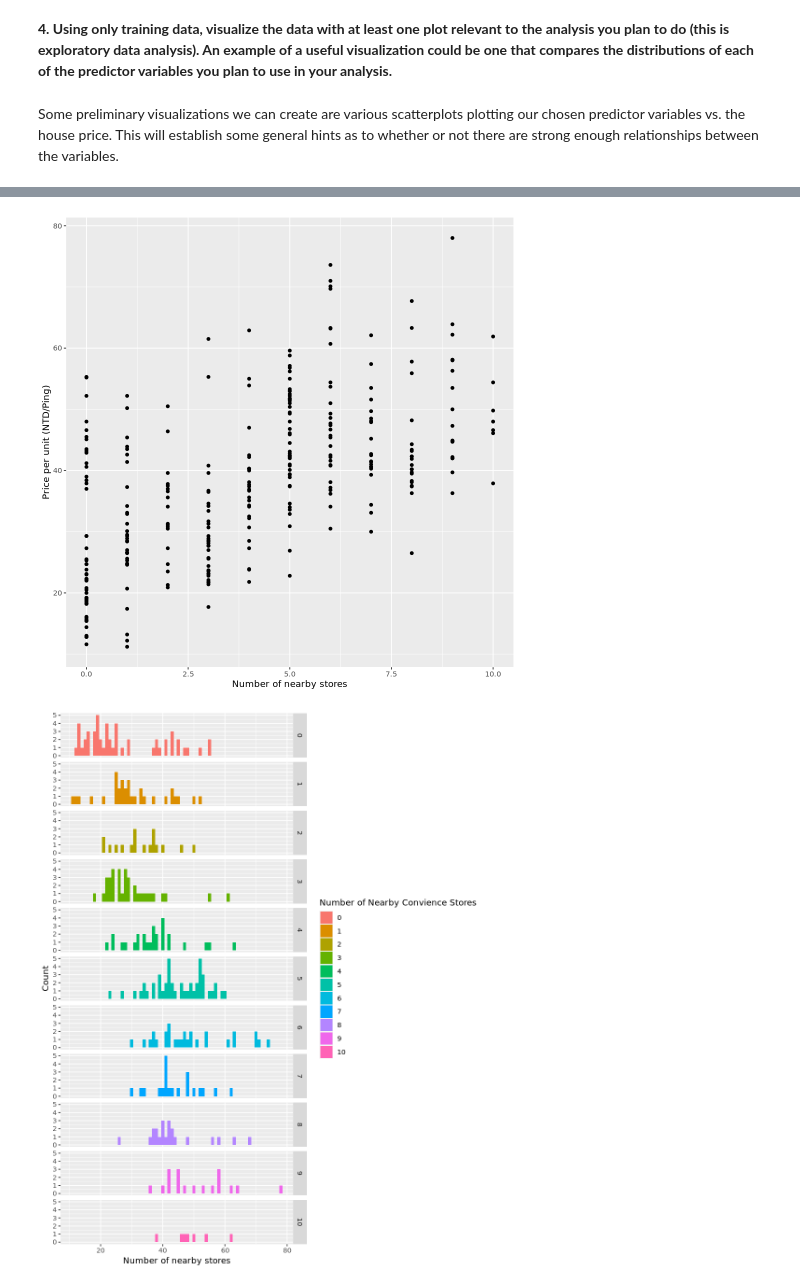
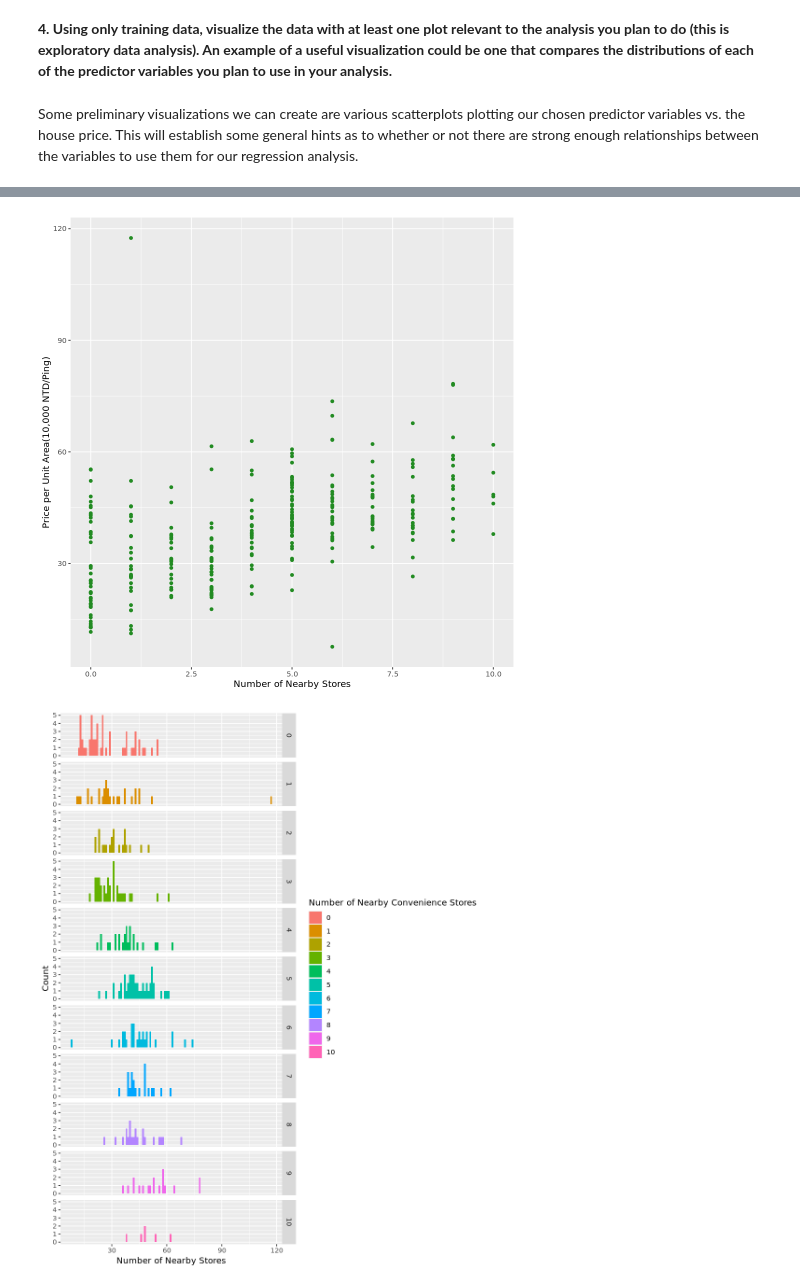
Before and after one commit to PlayerTree/dsci-100-2022w1-group-006-32, a Jupyter notebook: project-proposal.ipynb, the cells around one changed output, grey strips where cells are left out. Cells and saved outputs as stored; diff of their text form; code cells hidden in the pictures.

```diff
--- a/project-proposal.ipynb
+++ b/project-proposal.ipynb
@@ -49,11 +51,11 @@ options(repr.matrix.max.rows = 6)
 # %%
 # file download
 house_url <- "https://archive.ics.uci.edu/ml/machine-learning-databases/00477/Real%20estate%20valuation%20data%20set.xlsx"
-dest_file <- "data/houses.xlsx"
+dest_file <- "Real estate valuation data set.xlsx"
 download.file(house_url, dest_file)
 
 # read file
-house_data <- read_xlsx("data/houses.xlsx")
+house_data <- read_xlsx("Real estate valuation data set.xlsx")
 house_data
 # %% [output]
 A tibble: 414 × 8
@@ -111,30 +113,30 @@ Our data does not have any missing values, nor does it have any discrepancies in
 # %% [markdown]
 **4. Using only training data, visualize the data with at least one plot relevant to the analysis you plan to do (this is exploratory data analysis). An example of a useful visualization could be one that compares the distributions of each of the predictor variables you plan to use in your analysis.**
 # %% [markdown]
-Some preliminary visualizations we can create are various scatterplots plotting our chosen predictor variables vs. the house price. This will establish some general hints as to whether or not there are strong enough relationships between the variables.
+Some preliminary visualizations we can create are various scatterplots plotting our chosen predictor variables vs. the house price. This will establish some general hints as to whether or not there are strong enough relationships between the variables to use them for our regression analysis.
 # %%
 options(repr.plot.width = 8, repr.plot.height = 8)
 
 
 age_price_plot <- house_train |>
     ggplot(aes(x = age, y = price_per_unit)) +
-    geom_point() +
-    labs(x = "Age of house", y = "Price per unit (NTD/Ping)") +
-    theme(text = element_text(11))
+    geom_point(col = "forestgreen") +
+    labs(x = "Age of House (years)", y = "Price per Unit Area(10,000 NTD/Ping)") +
+    theme(text = element_text(12))
 age_price_plot
 
 station_price_plot <- house_train |>
     ggplot(aes(x = station_distance, y = price_per_unit)) +
-    geom_point() +
-    labs(x = "Distance of Closest MRT Station", y = "Price per unit (NTD/Ping)") +
-    theme(text = element_text(11))
+    geom_point(col = "forestgreen") +
+    labs(x = "Distance to Closest MRT Station (m)", y = "Price per Unit Area(10,000 NTD/Ping)") +
+    theme(text = element_text(12))
 station_price_plot
 
 store_price_plot <- house_train |>
     ggplot(aes(x = store_count, y = price_per_unit)) +
-    geom_point() +
-    labs(x = "Number of nearby stores", y = "Price per unit (NTD/Ping)") +
-    theme(text = element_text(11))
+    geom_point(col = "forestgreen") +
+    labs(x = "Number of Nearby Stores", y = "Price per Unit Area(10,000 NTD/Ping)") +
+    theme(text = element_text(12))
 store_price_plot
 
 options(repr.plot.width = 8, repr.plot.height = 10)
@@ -143,7 +145,7 @@ store_price_histogram <- house_train |>
     ggplot(aes(price_per_unit, fill = as_factor(store_count))) +
     geom_histogram(binwidth = 1) +
     facet_grid(rows = vars(store_count)) +
-    labs(x = "Number of nearby stores", y = "Count", fill = "Number of Nearby Convience Stores") +
-    theme(text = element_text(11))
+    labs(x = "Number of Nearby Stores", y = "Count", fill = "Number of Nearby Convenience Stores") +
+    theme(text = element_text(12))
 store_price_histogram
 # %% [output]
@@ -152,3 +154,3 @@ store_price_histogram
-[figure, old version]
+[figure, new version]
-[figure, old version]
+[figure, new version]
 # %% [markdown]
```
Also changed, not shown: parts of 7 cells of this notebook.
